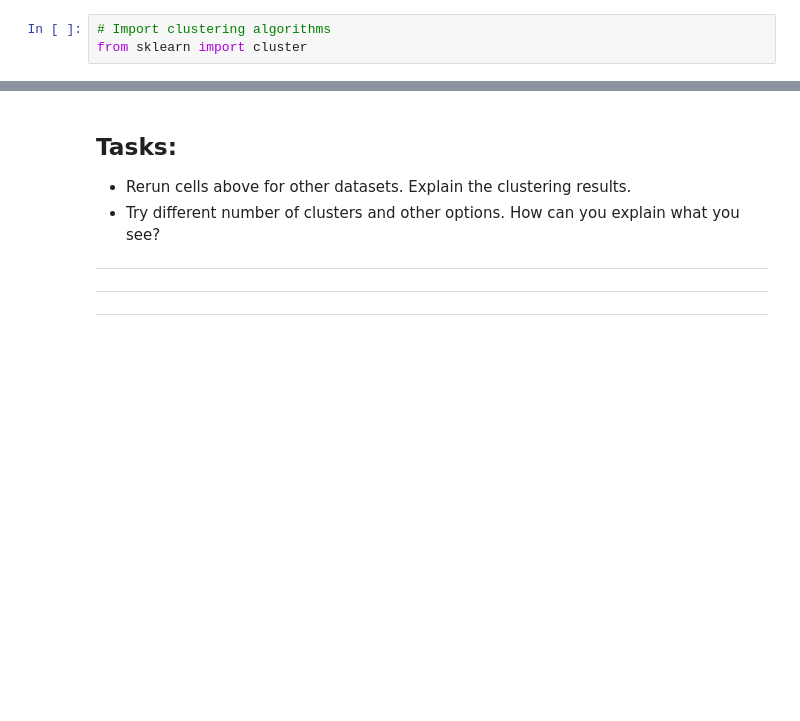
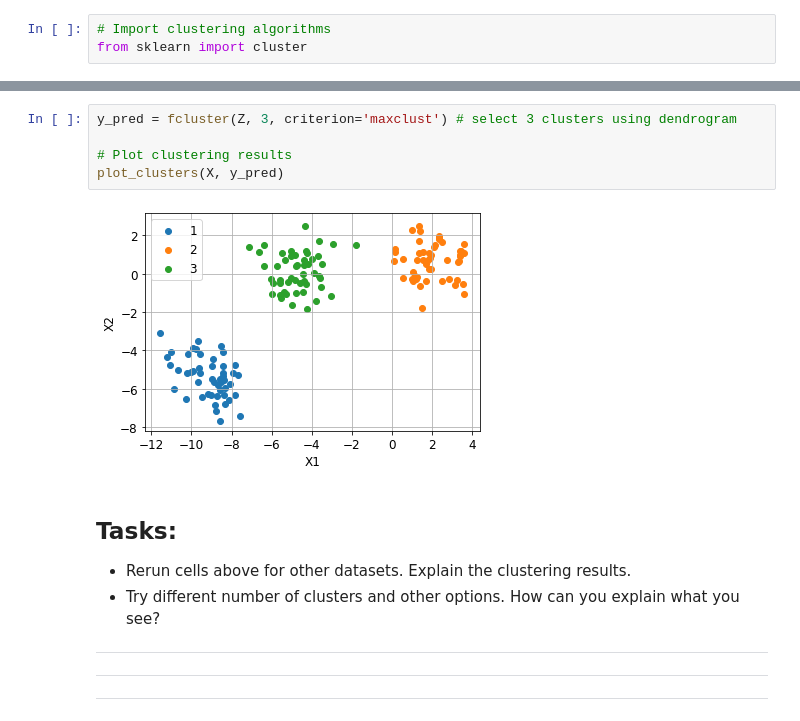
Before and after one commit to shestakoff/hse_se_ml, a Jupyter notebook: 2020/s14-clustering/Clustering.ipynb, the cells around one changed output, grey strips where cells are left out. Cells and saved outputs as stored; diff of their text form; blank space fills up the shorter version.

```diff
--- a/2020/s14-clustering/Clustering.ipynb
+++ b/2020/s14-clustering/Clustering.ipynb
@@ -432,3 +464,10 @@ plot_clusters(X, y_pred)
+# %%
+y_pred = fcluster(Z, 3, criterion='maxclust') # select 3 clusters using dendrogram
+
+# Plot clustering results
+plot_clusters(X, y_pred)
+# %% [output]
+[figure, added]
 # %% [markdown]
 ## Tasks:
 
```
Also changed, not shown: parts of 18 cells of this notebook.
